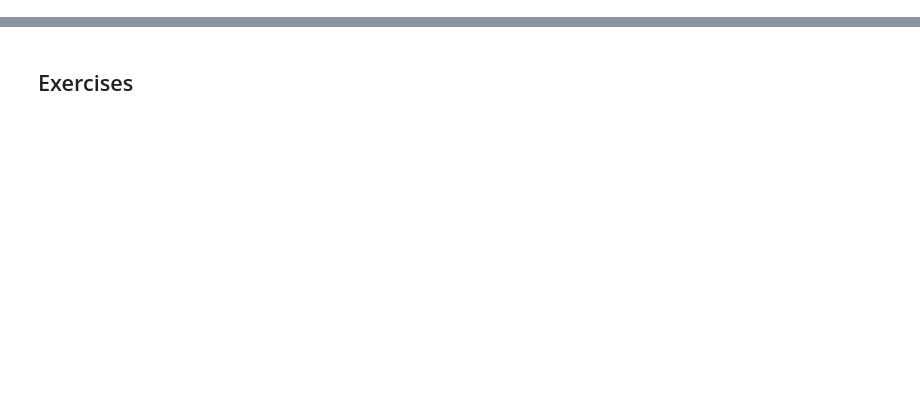
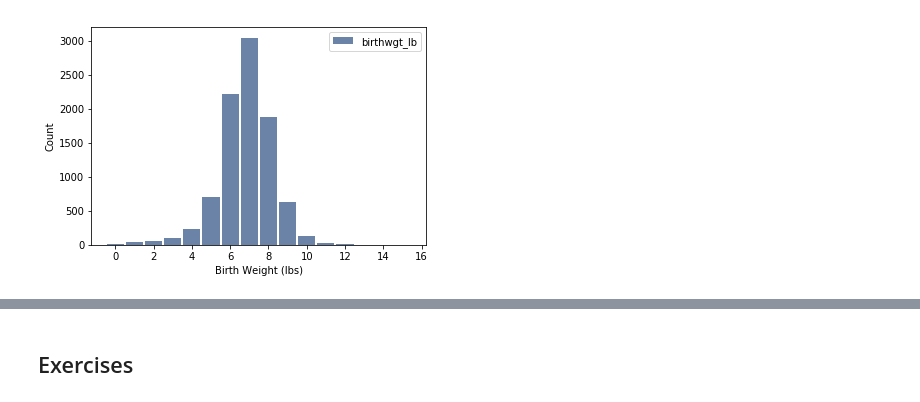
Before and after one commit to alexkhantreras/ThinkStats2, a Jupyter notebook: code/chap02ex.ipynb, the cells around one changed output, grey strips where cells are left out. Drawn from its saved outputs; the diff is of its cells as text; code cells hidden in the pictures; blank space fills up the shorter version.

```diff
--- a/code/chap02ex.ipynb
+++ b/code/chap02ex.ipynb
@@ -274,0 +138,8 @@ first_others
+# %%
+# Let's plot the frequency of birth weights in pounds
+
+hist = thinkstats2.Hist(live.birthwgt_lb, label = 'birthwgt_lb')
+thinkplot.Hist(hist)
+thinkplot.Config(xlabel = 'Birth Weight (lbs)', ylabel = 'Count')
+# %% [output]
+[figure, added]
```
Also changed, not shown: parts of 116 cells of this notebook.
